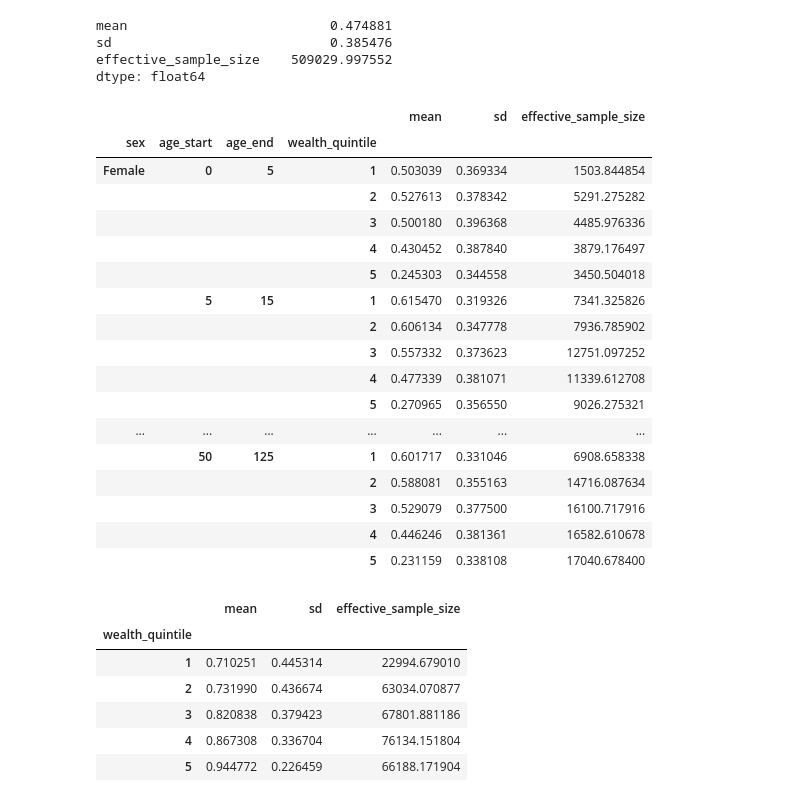
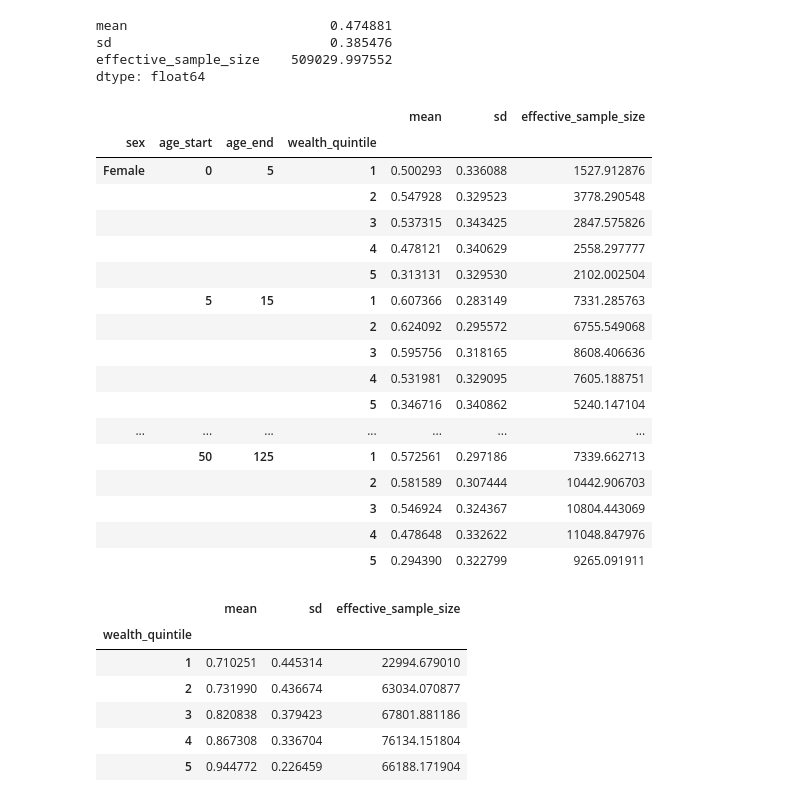
Before and after one commit to ihmeuw/vivarium_gates_lsff_2026, a Jupyter notebook: 0100_data_prep/executed/hces/01_extract_hces.ipynb, the cells around one changed output. Cells and saved outputs as stored; diff of their text form; code cells hidden in the pictures.

```diff
--- a/0100_data_prep/executed/hces/01_extract_hces.ipynb
+++ b/0100_data_prep/executed/hces/01_extract_hces.ipynb
@@ -1775,16 +1785,16 @@ household_members["proportion_non_government_rice_purchased"] = (
 )
 # %%
 # Within floating point error of respecting bounds
+purchased_notnull = household_members.proportion_non_government_rice_purchased.notnull()
 assert (
-    household_members[household_members.proportion_non_government_rice_purchased.notnull()].proportion_non_government_rice_purchased <= (1 + 1e-6)
-).all()
-household_members.loc[
-    household_members.proportion_non_government_rice_purchased.notnull(),
-    "proportion_non_government_rice_purchased"
-] = household_members.loc[
-    household_members.proportion_non_government_rice_purchased.notnull(),
-    "proportion_non_government_rice_purchased"
-].clip(upper=1)
+    household_members.loc[purchased_notnull, "proportion_non_government_rice_purchased"]
+    .between(-1e-6, 1 + 1e-6)
+    .all()
+)
+household_members.loc[purchased_notnull, "proportion_non_government_rice_purchased"] = (
+    household_members.loc[purchased_notnull, "proportion_non_government_rice_purchased"]
+    .clip(lower=0, upper=1)
+)
 # %%
 household_members
 # %% [output]
@@ -2167,33 +2177,37 @@ dtype: float64
 # %%
 proportion_government = (
     household_members.groupby(
         ["sex", "age_start", "age_end", "wealth_quintile"], observed=True
     )
     .apply(
-        lambda df: weighted_avg_and_std(df.proportion_government, weights=df.multiplier)
+        # Rice-quantity weights: prep_extracted composes this share with the
+        # rice-weighted purchased proportion, so both must use the volume frame.
+        lambda df: weighted_avg_and_std(
+            df.proportion_government, weights=df.multiplier * df.rice
+        )
     )
     .sort_index()
 )
 proportion_government
 # %% [output]
 |  |  |  |  | mean | sd | effective_sample_size |
 | sex | age_start | age_end | wealth_quintile |  |  |  |
-| Female | 0 | 5 | 1 | 0.503039 | 0.369334 | 1503.844854 |
-|  |  |  | 2 | 0.527613 | 0.378342 | 5291.275282 |
-|  |  |  | 3 | 0.500180 | 0.396368 | 4485.976336 |
-|  |  |  | 4 | 0.430452 | 0.387840 | 3879.176497 |
-|  |  |  | 5 | 0.245303 | 0.344558 | 3450.504018 |
-|  | 5 | 15 | 1 | 0.615470 | 0.319326 | 7341.325826 |
-|  |  |  | 2 | 0.606134 | 0.347778 | 7936.785902 |
-|  |  |  | 3 | 0.557332 | 0.373623 | 12751.097252 |
-|  |  |  | 4 | 0.477339 | 0.381071 | 11339.612708 |
-|  |  |  | 5 | 0.270965 | 0.356550 | 9026.275321 |
+| Female | 0 | 5 | 1 | 0.500293 | 0.336088 | 1527.912876 |
+|  |  |  | 2 | 0.547928 | 0.329523 | 3778.290548 |
+|  |  |  | 3 | 0.537315 | 0.343425 | 2847.575826 |
+|  |  |  | 4 | 0.478121 | 0.340629 | 2558.297777 |
+|  |  |  | 5 | 0.313131 | 0.329530 | 2102.002504 |
+|  | 5 | 15 | 1 | 0.607366 | 0.283149 | 7331.285763 |
+|  |  |  | 2 | 0.624092 | 0.295572 | 6755.549068 |
+|  |  |  | 3 | 0.595756 | 0.318165 | 8608.406636 |
+|  |  |  | 4 | 0.531981 | 0.329095 | 7605.188751 |
+|  |  |  | 5 | 0.346716 | 0.340862 | 5240.147104 |
 | ... | ... | ... | ... | ... | ... | ... |
-|  | 50 | 125 | 1 | 0.601717 | 0.331046 | 6908.658338 |
-|  |  |  | 2 | 0.588081 | 0.355163 | 14716.087634 |
-|  |  |  | 3 | 0.529079 | 0.377500 | 16100.717916 |
-|  |  |  | 4 | 0.446246 | 0.381361 | 16582.610678 |
-|  |  |  | 5 | 0.231159 | 0.338108 | 17040.678400 |
+|  | 50 | 125 | 1 | 0.572561 | 0.297186 | 7339.662713 |
+|  |  |  | 2 | 0.581589 | 0.307444 | 10442.906703 |
+|  |  |  | 3 | 0.546924 | 0.324367 | 10804.443069 |
+|  |  |  | 4 | 0.478648 | 0.332622 | 11048.847976 |
+|  |  |  | 5 | 0.294390 | 0.322799 | 9265.091911 |
 # %%
 # Save locally for further scaling in the extraction notebook
 proportion_government["mean"].rename("value").to_csv(
```
Also changed, not shown: parts of 3 cells of this notebook, 4 other files.
